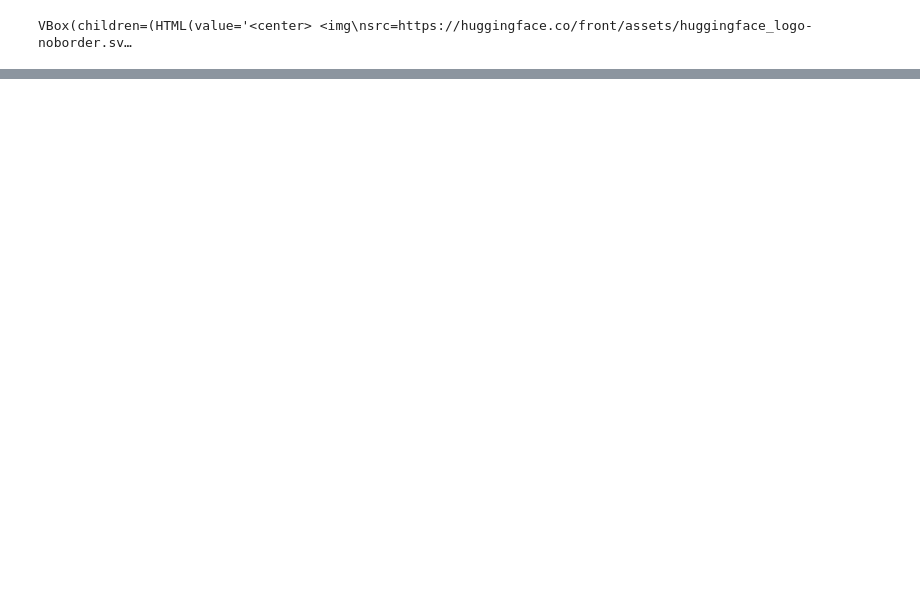
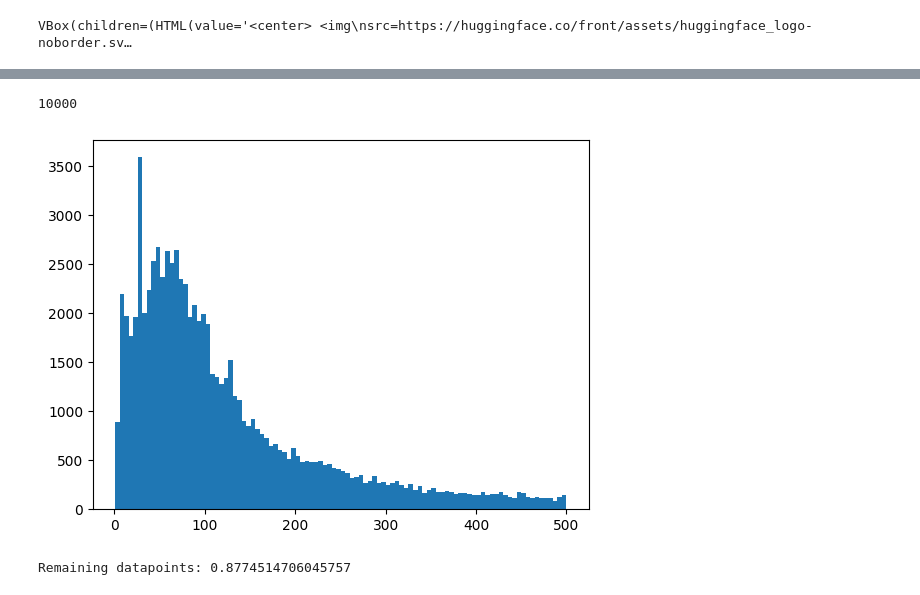
Before and after one commit to WilliamPLaCroix/NN-SoftP, a Jupyter notebook: cofacts.ipynb, the cells around one changed output, grey strips where cells are left out. Cells and saved outputs as stored; diff of their text form; code cells hidden in the pictures; blank space fills up the shorter version.

```diff
--- a/cofacts.ipynb
+++ b/cofacts.ipynb
@@ -29,0 +90,4 @@ articles_replies_df.head()
+# %%
+no_nans = art_rep_df.dropna(subset=["text", "replyType"])
+no_nans.info()
+no_nans["replyType"].value_counts()
@@ -29,0 +118,9 @@ articles_replies_df.head()
+# %%
+get_max_length(no_nans["text"])
+# %% [output]
+10000
+# %%
+inspect_dist(no_nans["text"].apply(len), threshold=500)
+# %% [output]
+[figure, added]
+Remaining datapoints: 0.8774514706045757
```
Also changed, not shown: parts of 15 cells of this notebook.
